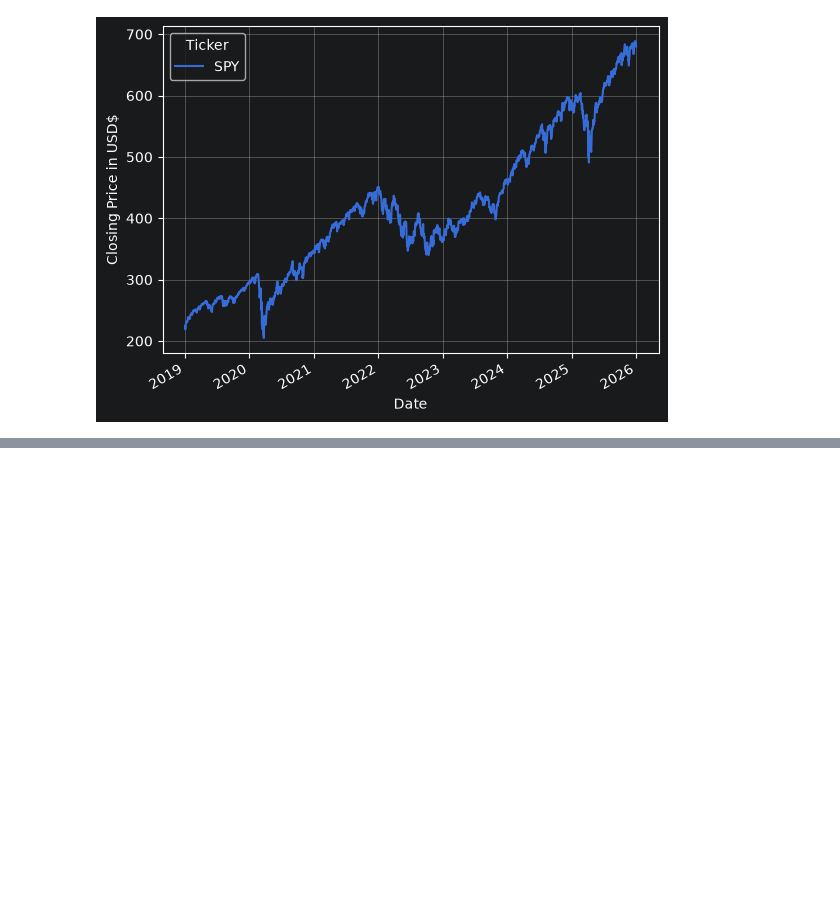
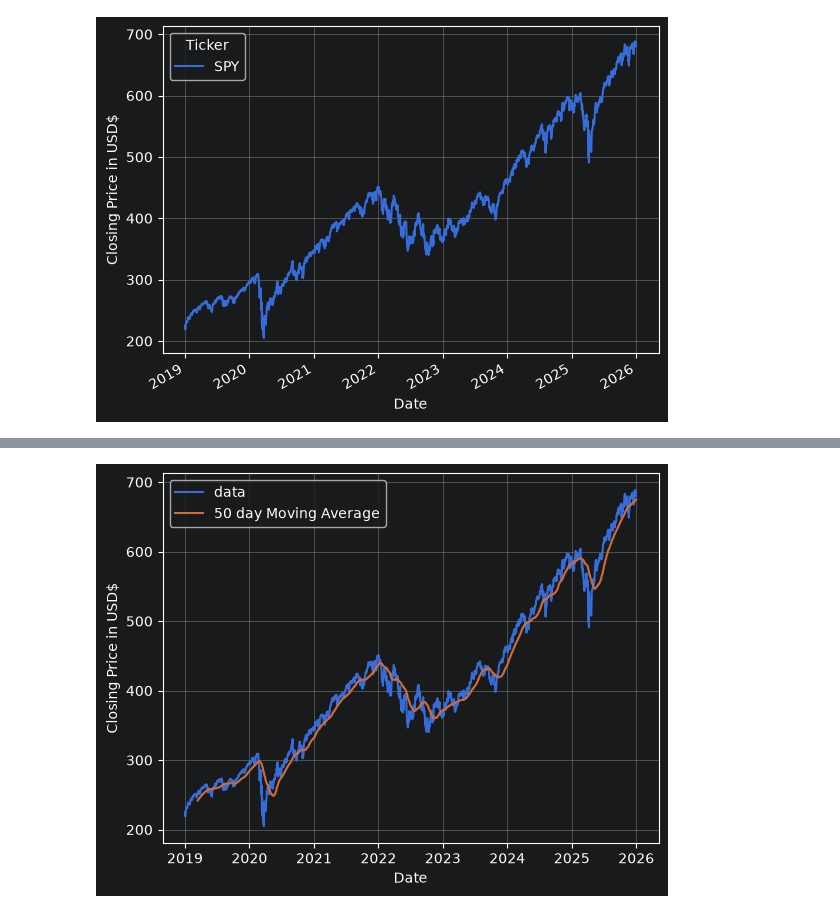
Before and after one commit to Jeffrey-Adjei/Technical-Indicator-Research, a Jupyter notebook: movingaverage.ipynb, the cells around one changed output, grey strips where cells are left out. Saved outputs shown, nothing was run; the diff lists cells and outputs as text; code cells hidden in the pictures; blank space fills up the shorter version.

```diff
--- a/movingaverage.ipynb
+++ b/movingaverage.ipynb
@@ -105,0 +116,11 @@ df.iloc[-100:-1, [0]].rolling(window=3).mean()
+# %%
+#50 day moving average
+plt.plot(df["Close"], label="data")
+plt.plot(df["50MA"], label="50 day Moving Average")
+plt.xlabel("Date")
+plt.ylabel("Closing Price in USD$")
+plt.grid(True)
+plt.legend(loc=2)
+plt.show()
+# %% [output]
+[figure, added]
```
Also changed, not shown: parts of 11 cells of this notebook.
